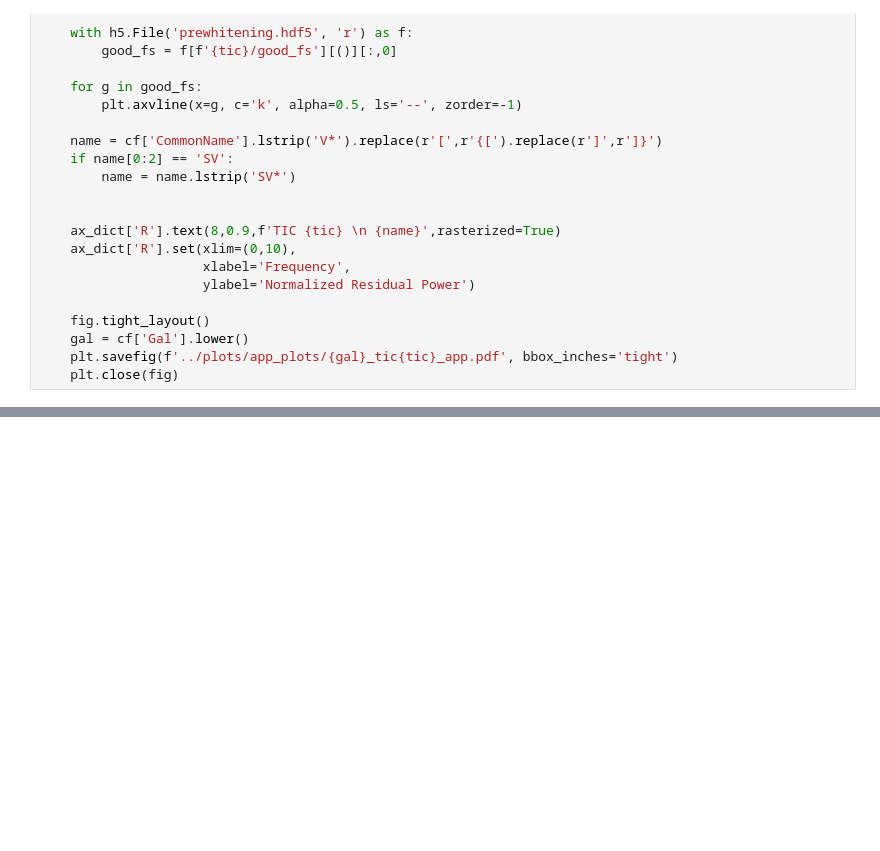
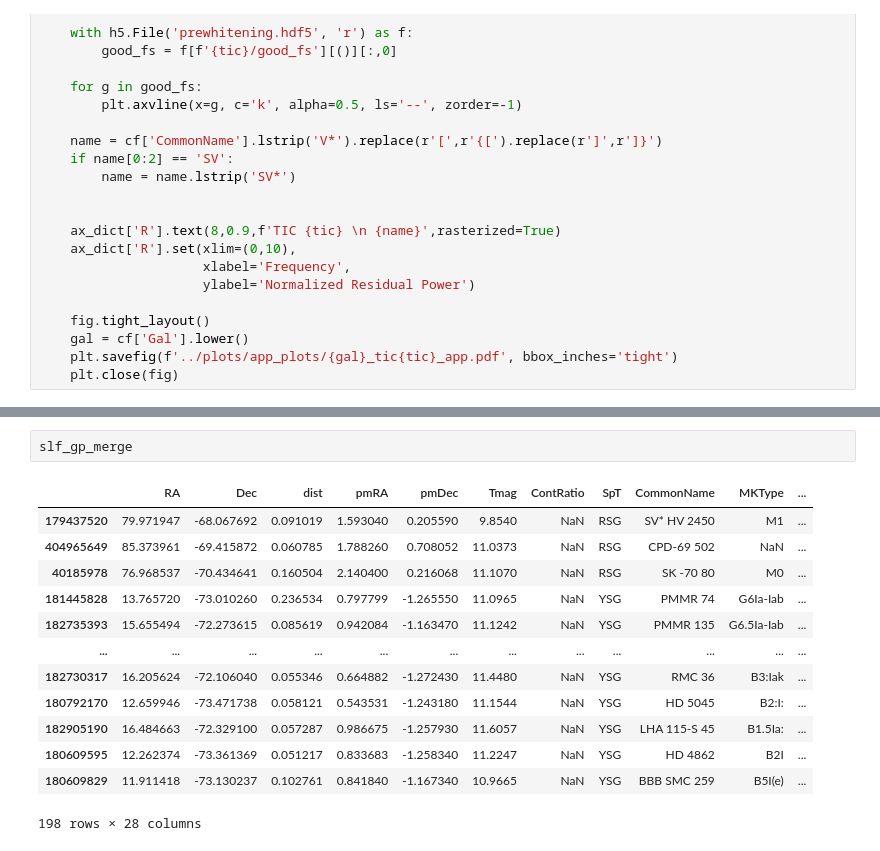
Before and after one commit to tzdwi/TESS, a Jupyter notebook: code/AppendixFig.ipynb, the cells around one changed output, grey strips where cells are left out. Saved outputs shown, nothing was run; the diff lists cells and outputs as text; blank space fills up the shorter version.

```diff
--- a/code/AppendixFig.ipynb
+++ b/code/AppendixFig.ipynb
@@ -311,0 +371,16 @@ with open("appplot_SMC.tex", "w") as text_file:
+# %%
+slf_gp_merge
+# %% [output]
+|  | RA | Dec | dist | pmRA | pmDec | Tmag | ContRatio | SpT | CommonName | MKType | ... |
+| 179437520 | 79.971947 | -68.067692 | 0.091019 | 1.593040 | 0.205590 | 9.8540 | NaN | RSG | SV* HV 2450 | M1 | ... |
+| 404965649 | 85.373961 | -69.415872 | 0.060785 | 1.788260 | 0.708052 | 11.0373 | NaN | RSG | CPD-69 502 | NaN | ... |
+| 40185978 | 76.968537 | -70.434641 | 0.160504 | 2.140400 | 0.216068 | 11.1070 | NaN | RSG | SK -70 80 | M0 | ... |
+| 181445828 | 13.765720 | -73.010260 | 0.236534 | 0.797799 | -1.265550 | 11.0965 | NaN | YSG | PMMR 74 | G6Ia-Iab | ... |
+| 182735393 | 15.655494 | -72.273615 | 0.085619 | 0.942084 | -1.163470 | 11.1242 | NaN | YSG | PMMR 135 | G6.5Ia-Iab | ... |
+| ... | ... | ... | ... | ... | ... | ... | ... | ... | ... | ... | ... |
+| 182730317 | 16.205624 | -72.106040 | 0.055346 | 0.664882 | -1.272430 | 11.4480 | NaN | YSG | RMC 36 | B3:Iak | ... |
+| 180792170 | 12.659946 | -73.471738 | 0.058121 | 0.543531 | -1.243180 | 11.1544 | NaN | YSG | HD 5045 | B2:I: | ... |
+| 182905190 | 16.484663 | -72.329100 | 0.057287 | 0.986675 | -1.257930 | 11.6057 | NaN | YSG | LHA 115-S 45 | B1.5Ia: | ... |
+| 180609595 | 12.262374 | -73.361369 | 0.051217 | 0.833683 | -1.258340 | 11.2247 | NaN | YSG | HD 4862 | B2I | ... |
+| 180609829 | 11.911418 | -73.130237 | 0.102761 | 0.841840 | -1.167340 | 10.9665 | NaN | YSG | BBB SMC 259 | B5I(e) | ... |
+198 rows × 28 columns
```
Also changed, not shown: parts of 4 cells of this notebook, 2 other files.
